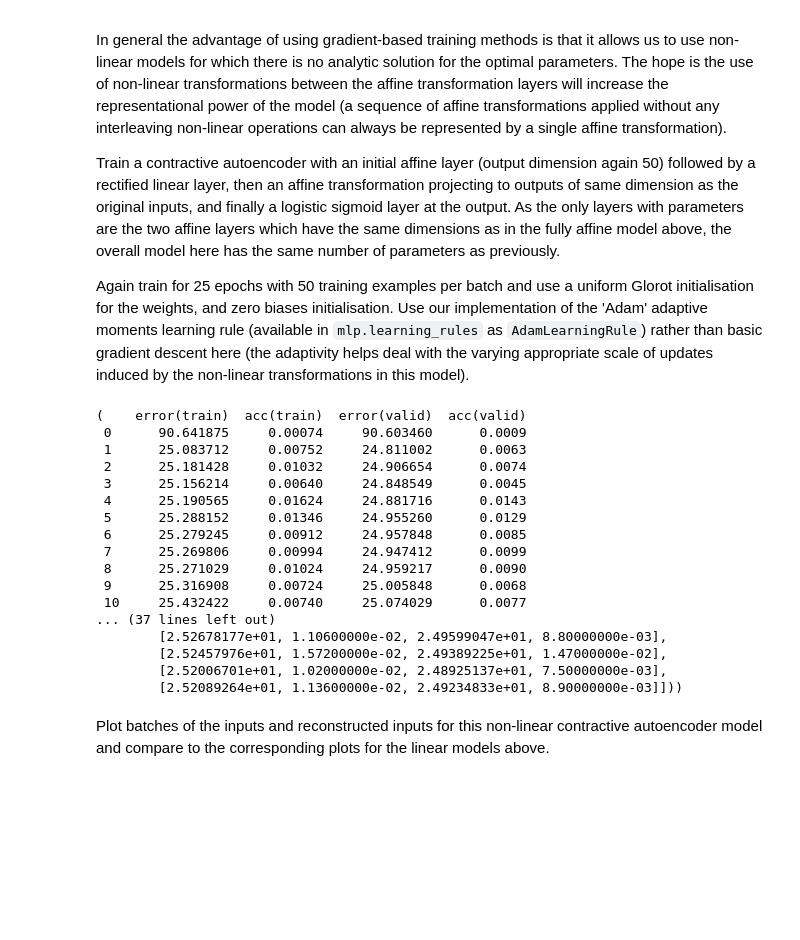
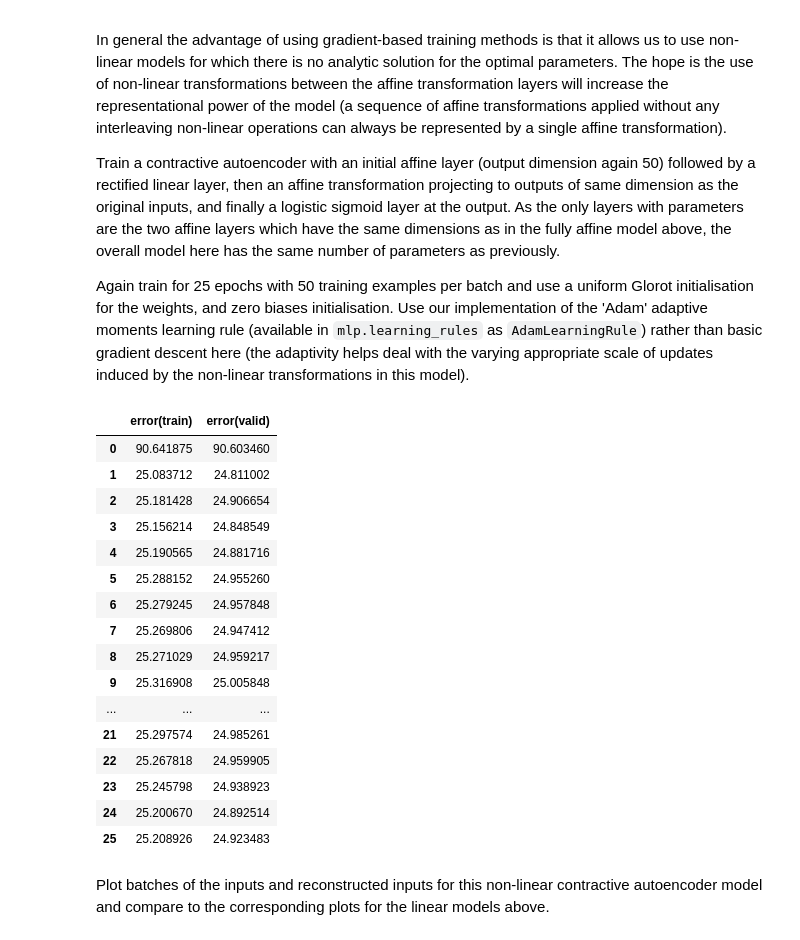
Before and after one commit to FlintyTub49/MLPractical-UoE, a Jupyter notebook: notebooks/07_Autoencoders.ipynb, the cells around one changed output. Cells and saved outputs as stored; diff of their text form; code cells hidden in the pictures; blank space fills up the shorter version.

```diff
--- a/notebooks/07_Autoencoders.ipynb
+++ b/notebooks/07_Autoencoders.ipynb
@@ -180,32 +180,32 @@ error = errors.SumOfSquaredDiffsError()
 # Use a basic gradient descent learning rule
 learning_rule = learning_rules.AdamLearningRule(learning_rate = learning_rate)
 # %%
-data_monitors={'acc': lambda y, t: (y.argmax(-1) == t.argmax(-1)).mean()}
-optimiser = optimisers.Optimiser(model, error, learning_rule, train_data, valid_data, data_monitors)
+# data_monitors={'acc': lambda y, t: (y.argmax(-1) == t.argmax(-1)).mean()}
+optimiser = optimisers.Optimiser(model, error, learning_rule, train_data, valid_data)
 
 # Run the optimiser for 5 epochs (full passes through the training set)
 stats, keys, run_time = optimiser.train(num_epochs=num_epochs, stats_interval=stats_interval)
 # %%
 import pandas as pd
-pd.DataFrame(stats, columns = keys.keys()), stats
+pd.DataFrame(stats, columns = keys.keys())
 # %% [output]
-(    error(train)  acc(train)  error(valid)  acc(valid)
- 0      90.641875     0.00074     90.603460      0.0009
- 1      25.083712     0.00752     24.811002      0.0063
- 2      25.181428     0.01032     24.906654      0.0074
- 3      25.156214     0.00640     24.848549      0.0045
- 4      25.190565     0.01624     24.881716      0.0143
- 5      25.288152     0.01346     24.955260      0.0129
- 6      25.279245     0.00912     24.957848      0.0085
- 7      25.269806     0.00994     24.947412      0.0099
- 8      25.271029     0.01024     24.959217      0.0090
- 9      25.316908     0.00724     25.005848      0.0068
- 10     25.432422     0.00740     25.074029      0.0077
-... (37 lines left out)
-        [2.52678177e+01, 1.10600000e-02, 2.49599047e+01, 8.80000000e-03],
-        [2.52457976e+01, 1.57200000e-02, 2.49389225e+01, 1.47000000e-02],
-        [2.52006701e+01, 1.02000000e-02, 2.48925137e+01, 7.50000000e-03],
-        [2.52089264e+01, 1.13600000e-02, 2.49234833e+01, 8.90000000e-03]]))
+|  | error(train) | error(valid) |
+| 0 | 90.641875 | 90.603460 |
+| 1 | 25.083712 | 24.811002 |
+| 2 | 25.181428 | 24.906654 |
+| 3 | 25.156214 | 24.848549 |
+| 4 | 25.190565 | 24.881716 |
+| 5 | 25.288152 | 24.955260 |
+| 6 | 25.279245 | 24.957848 |
+| 7 | 25.269806 | 24.947412 |
+| 8 | 25.271029 | 24.959217 |
+| 9 | 25.316908 | 25.005848 |
+| ... | ... | ... |
+| 21 | 25.297574 | 24.985261 |
+| 22 | 25.267818 | 24.959905 |
+| 23 | 25.245798 | 24.938923 |
+| 24 | 25.200670 | 24.892514 |
+| 25 | 25.208926 | 24.923483 |
 # %% [markdown]
 Plot batches of the inputs and reconstructed inputs for this non-linear contractive autoencoder model and compare to the corresponding plots for the linear models above.
 # %% [markdown]
```
